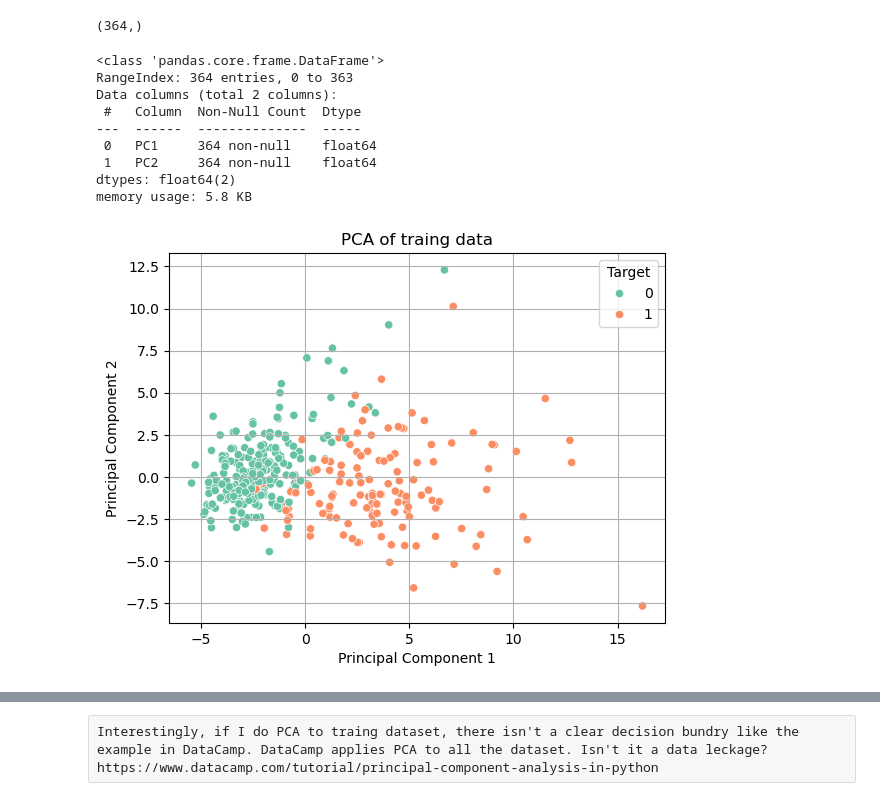
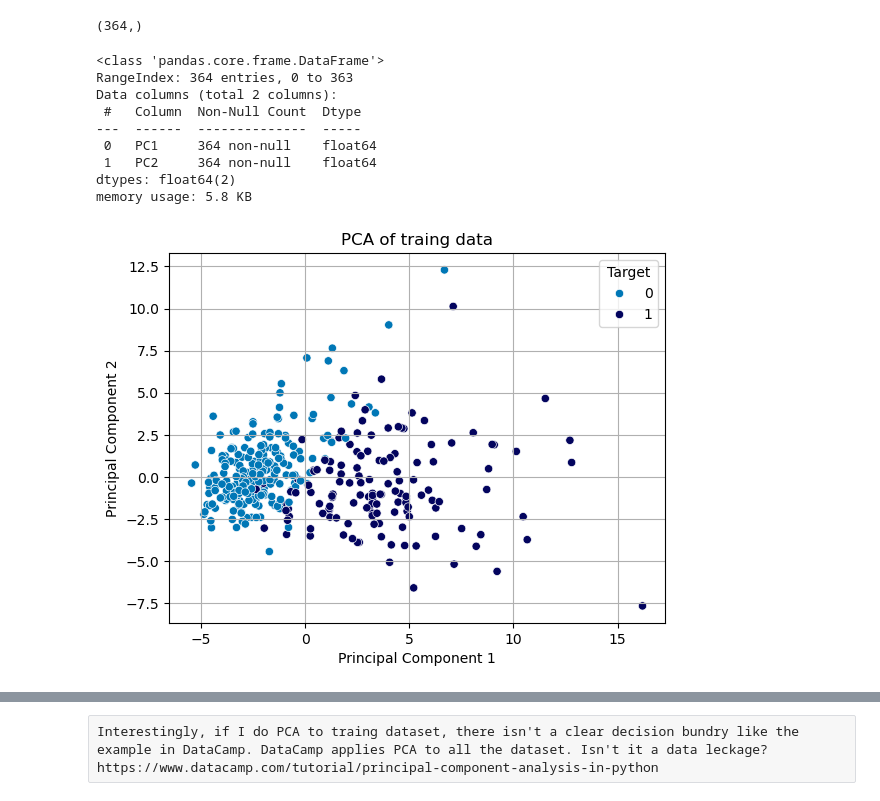
Before and after one commit to Itaru2018/Breast_cancer_project, a Jupyter notebook: Breast_cancer_feature_selection.ipynb, the cells around one changed output, grey strips where cells are left out. Saved outputs shown, nothing was run; the diff lists cells and outputs as text; code cells hidden in the pictures.

```diff
--- a/Bereat_cancer_feature_selection.ipynb
+++ b/Breast_cancer_feature_selection.ipynb
@@ -264,35 +264,37 @@ y_train_t.shape
 # Initialize PCA with 2 components
 pca = PCA(n_components=2)
 
 # Fit PCA
 X_train_t_pca = pca.fit_transform(X_train_t_scaled)
 
 # Make a DataFrame to plot the graph
 pca_df = pd.DataFrame(X_train_t_pca, columns=['PC1', 'PC2'])
 pca_df.info()
 pca_df['Target'] = y_train_t.to_list()                        #   Everytime, I should assign the list
+# Define the custom color palette (coolors.co)
+custom_palette = ['#0077b6', '#03045e']
 
 # Create a plot
-sns.scatterplot(x='PC1', y='PC2', hue='Target', data=pca_df, palette='Set2')
+sns.scatterplot(x='PC1', y='PC2', hue='Target', data=pca_df, palette=custom_palette)
 
 # Add level
 plt.title('PCA of traing data')
 plt.xlabel('Principal Component 1')
 plt.ylabel('Principal Component 2')
 plt.legend(title='Target')
 plt.grid(True)
 plt.show()
 # %% [output]
 <class 'pandas.core.frame.DataFrame'>
 RangeIndex: 364 entries, 0 to 363
 Data columns (total 2 columns):
  #   Column  Non-Null Count  Dtype
 ---  ------  --------------  -----
  0   PC1     364 non-null    float64
  1   PC2     364 non-null    float64
 dtypes: float64(2)
 memory usage: 5.8 KB
-[figure, old version]
+[figure, new version]
 # %%
 print(pca_df.tail())
 print(pca_df.info())
```
